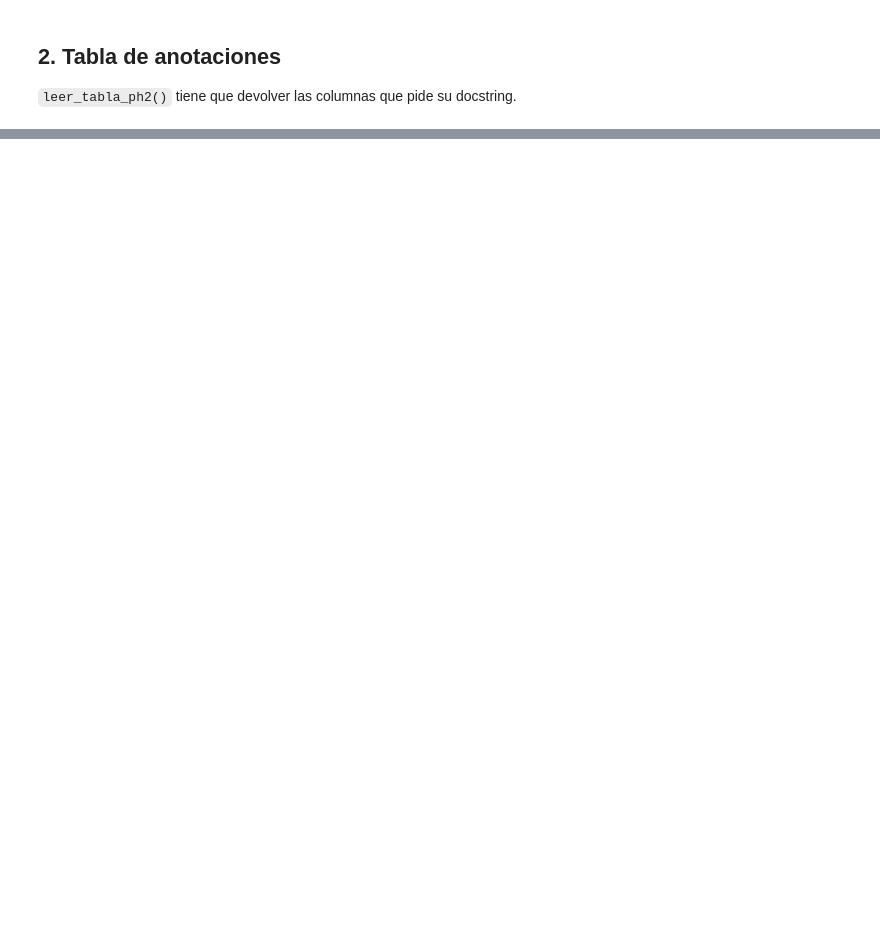
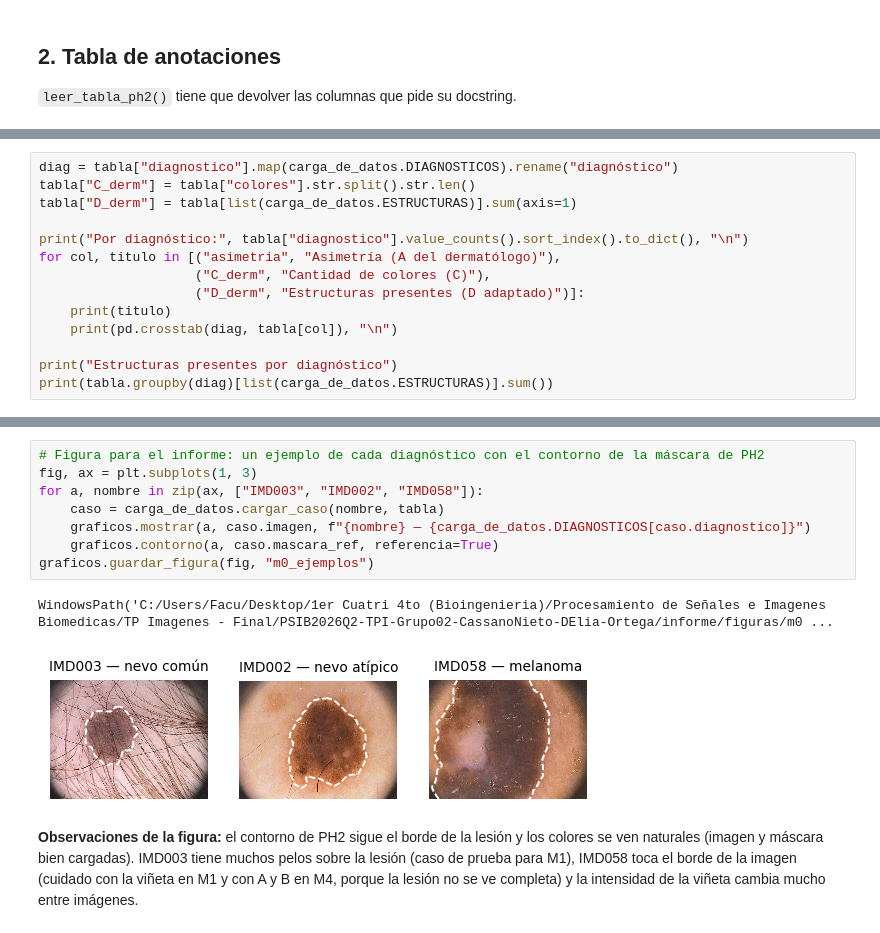
Before and after one commit to facortega/PSIB2026Q2-TPI-Grupo02-CassanoNieto-DElia-Ortega, a Jupyter notebook: modulos/m0_carga_de_datos/carga_de_datos.ipynb, the cells around one changed output, grey strips where cells are left out. Saved outputs shown, nothing was run; the diff lists cells and outputs as text; blank space fills up the shorter version.

```diff
--- a/modulos/m0_carga_de_datos/carga_de_datos.ipynb
+++ b/modulos/m0_carga_de_datos/carga_de_datos.ipynb
@@ -49,0 +98,14 @@ tabla.head()
+# %%
+diag = tabla["diagnostico"].map(carga_de_datos.DIAGNOSTICOS).rename("diagnóstico")
+tabla["C_derm"] = tabla["colores"].str.split().str.len()
+tabla["D_derm"] = tabla[list(carga_de_datos.ESTRUCTURAS)].sum(axis=1)
+
+print("Por diagnóstico:", tabla["diagnostico"].value_counts().sort_index().to_dict(), "\n")
+for col, titulo in [("asimetria", "Asimetría (A del dermatólogo)"),
+                    ("C_derm", "Cantidad de colores (C)"),
+                    ("D_derm", "Estructuras presentes (D adaptado)")]:
+    print(titulo)
+    print(pd.crosstab(diag, tabla[col]), "\n")
+
+print("Estructuras presentes por diagnóstico")
+print(tabla.groupby(diag)[list(carga_de_datos.ESTRUCTURAS)].sum())
@@ -50,3 +143,16 @@ tabla.head()
+# %%
+# Figura para el informe: un ejemplo de cada diagnóstico con el contorno de la máscara de PH2
+fig, ax = plt.subplots(1, 3)
+for a, nombre in zip(ax, ["IMD003", "IMD002", "IMD058"]):
+    caso = carga_de_datos.cargar_caso(nombre, tabla)
+    graficos.mostrar(a, caso.imagen, f"{nombre} — {carga_de_datos.DIAGNOSTICOS[caso.diagnostico]}")
+    graficos.contorno(a, caso.mascara_ref, referencia=True)
+graficos.guardar_figura(fig, "m0_ejemplos")
+# %% [output]
+WindowsPath('C:/Users/Facu/Desktop/1er Cuatri 4to (Bioingenieria)/Procesamiento de Señales e Imagenes Biomedicas/TP Imagenes - Final/PSIB2026Q2-TPI-Grupo02-CassanoNieto-DElia-Ortega/informe/figuras/m0 ...
+[figure, added]
+# %% [markdown]
+**Observaciones de la figura:** el contorno de PH2 sigue el borde de la lesión y los colores se ven naturales (imagen y máscara bien cargadas). IMD003 tiene muchos pelos sobre la lesión (caso de prueba para M1), IMD058 toca el borde de la imagen (cuidado con la viñeta en M1 y con A y B en M4, porque la lesión no se ve completa) y la intensidad de la viñeta cambia mucho entre imágenes.
 # %% [markdown]
 ## 4. Alcance acotado (devolución del anteproyecto)
 
```
Also changed, not shown: parts of 10 cells of this notebook, 1 other file.
